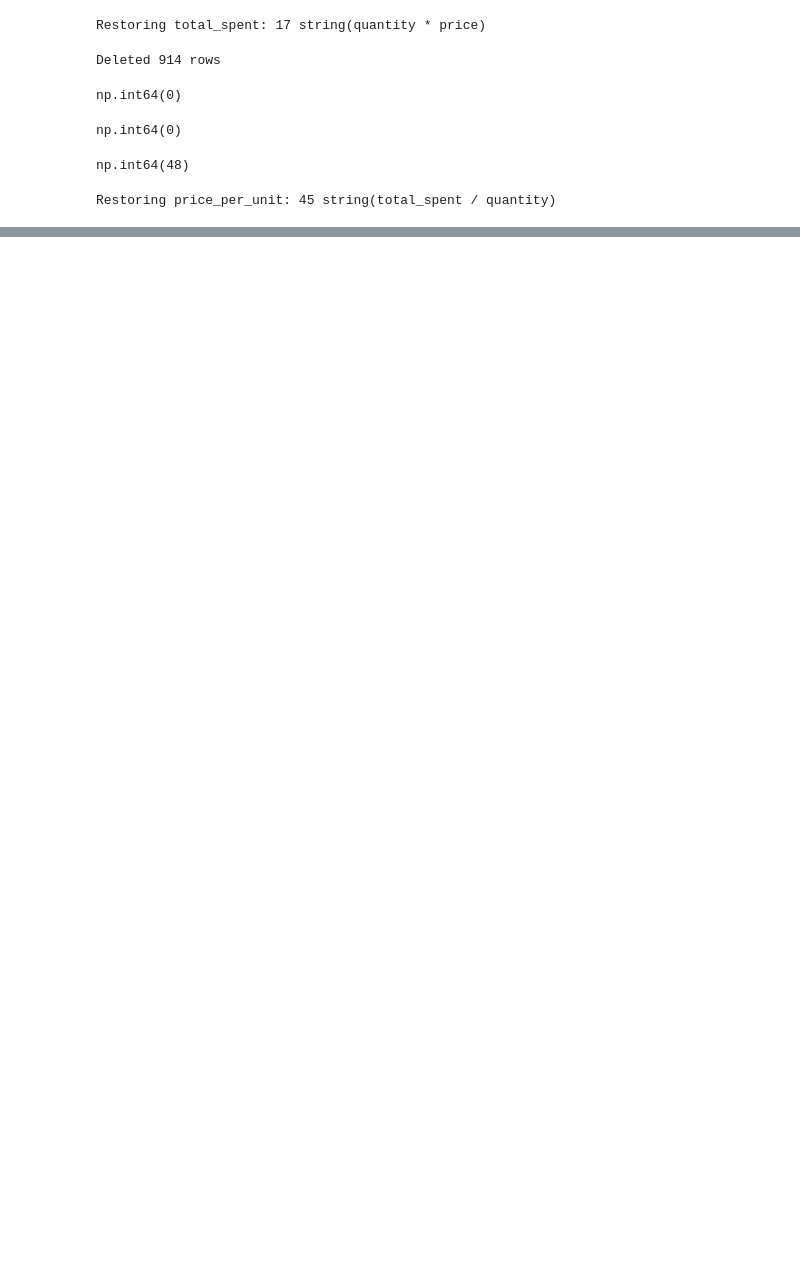
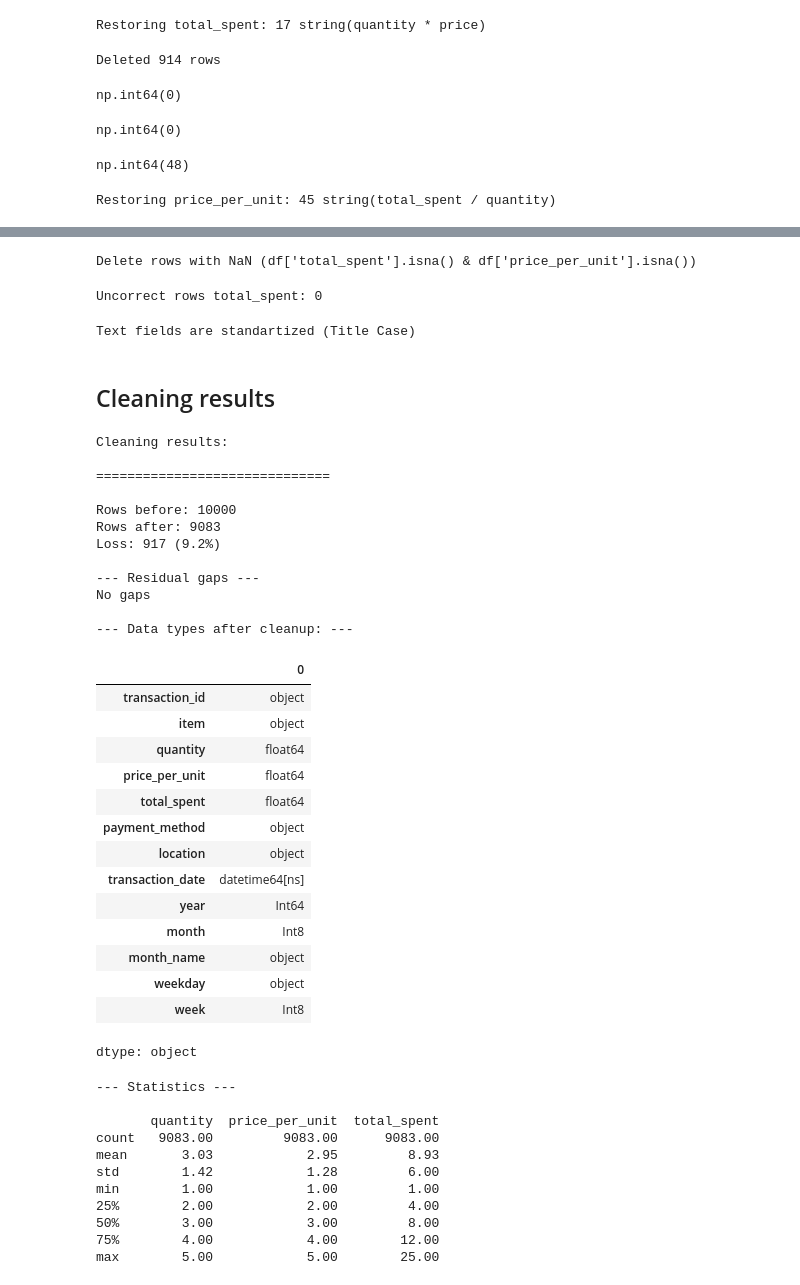
Before and after one commit to Yuliia-Safonova/Analysis_Cafe_Sales, a Jupyter notebook: EDA_Cafe_Sales.ipynb, the cells around one changed output, grey strips where cells are left out. Cells and saved outputs as stored; diff of their text form; code cells hidden in the pictures; blank space fills up the shorter version.

Commit message:
Cleaning results

```diff
--- a/EDA_Cafe_Sales.ipynb
+++ b/EDA_Cafe_Sales.ipynb
@@ -421,0 +398,79 @@ memory usage: 896.2+ KB
+# %%
+# Delete rows with NaN
+df.dropna(subset=['total_spent'], inplace=True)
+
+print(f"Delete rows with NaN (df['total_spent'].isna() & df['price_per_unit'].isna())")
+# %% [output]
+Delete rows with NaN (df['total_spent'].isna() & df['price_per_unit'].isna())
+# %%
+# Check quantity * price_per_unit = total_spent
+mask_total_spent = (df.quantity * df.price_per_unit != df.total_spent)
+print(f"Uncorrect rows total_spent: {mask_total_spent.sum()}")
+# %% [output]
+Uncorrect rows total_spent: 0
+# %%
+# Text fields are standartized (Title Case)
+for col in ['item', 'payment_method', 'location']:
+    df[col] = df[col].str.strip().str.title()
+
+print("Text fields are standartized (Title Case)")
+# %% [output]
+Text fields are standartized (Title Case)
+# %% [markdown]
+## Cleaning results
+# %%
+print("Cleaning results:\n")
+print("=" * 30, "\n")
+
+print(f"Rows before: {len(df_origin)}")
+print(f"Rows after: {len(df)}")
+print(f"Loss: {len(df_origin) - len(df)} ({(len(df_origin) - len(df)) / len(df_origin) * 100:.1f}%)")
+
+print("\n--- Residual gaps ---")
+remaining = df.isna().sum()
+print(remaining[remaining > 0] if remaining.any() else "No gaps")
+
+print("\n--- Data types after cleanup: ---")
+display(df.dtypes)
+
+print("\n--- Statistics ---\n")
+print(df[['quantity', 'price_per_unit', 'total_spent']].describe().round(2))
+# %% [output]
+Cleaning results:
+
+==============================
+
+Rows before: 10000
+Rows after: 9083
+Loss: 917 (9.2%)
+
+--- Residual gaps ---
+No gaps
+
+--- Data types after cleanup: ---
+|  | 0 |
+| transaction_id | object |
+| item | object |
+| quantity | float64 |
+| price_per_unit | float64 |
+| total_spent | float64 |
+| payment_method | object |
+| location | object |
+| transaction_date | datetime64[ns] |
+| year | Int64 |
+| month | Int8 |
+| month_name | object |
+| weekday | object |
+| week | Int8 |
+dtype: object
+--- Statistics ---
+
+       quantity  price_per_unit  total_spent
+count   9083.00         9083.00      9083.00
+mean       3.03            2.95         8.93
+std        1.42            1.28         6.00
+min        1.00            1.00         1.00
+25%        2.00            2.00         4.00
+50%        3.00            3.00         8.00
+75%        4.00            4.00        12.00
+max        5.00            5.00        25.00
```
Also changed, not shown: parts of 1 cell of this notebook.
